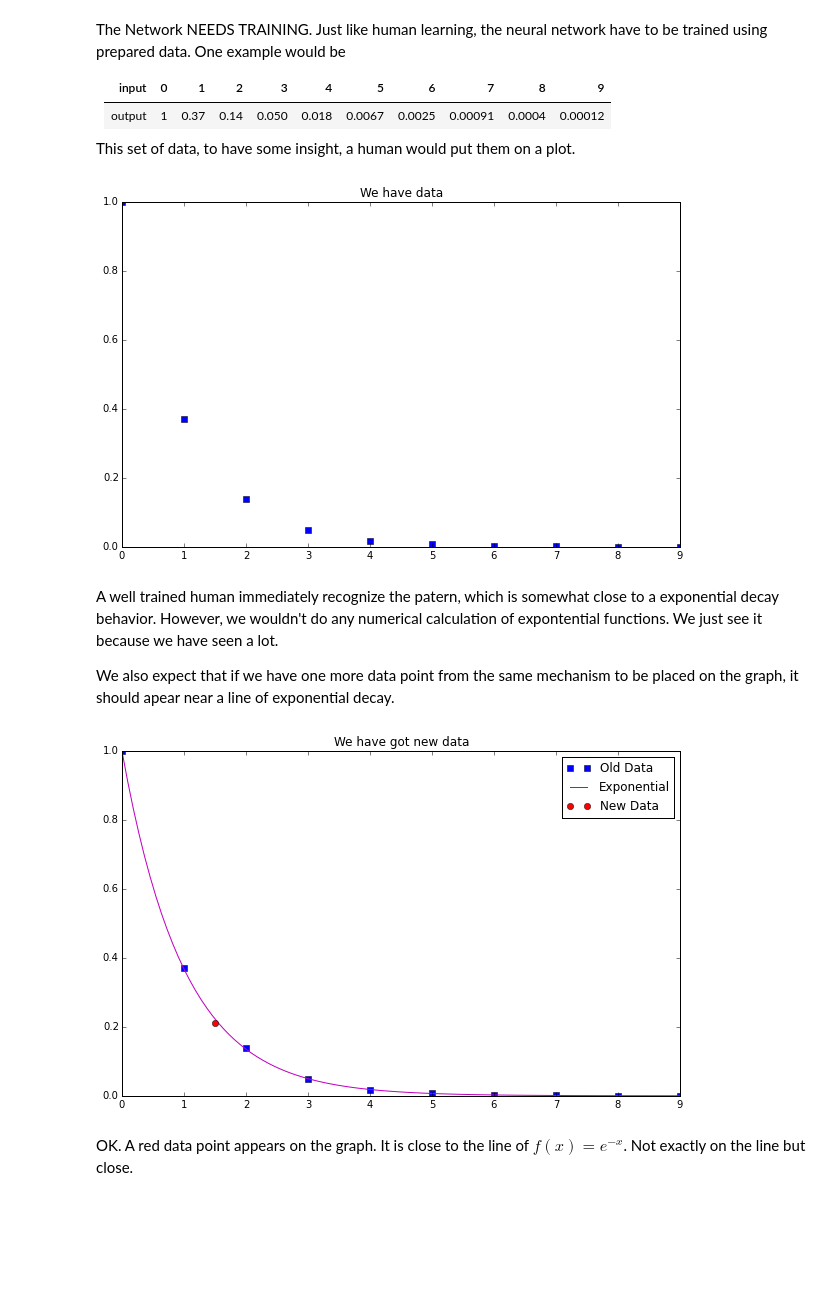
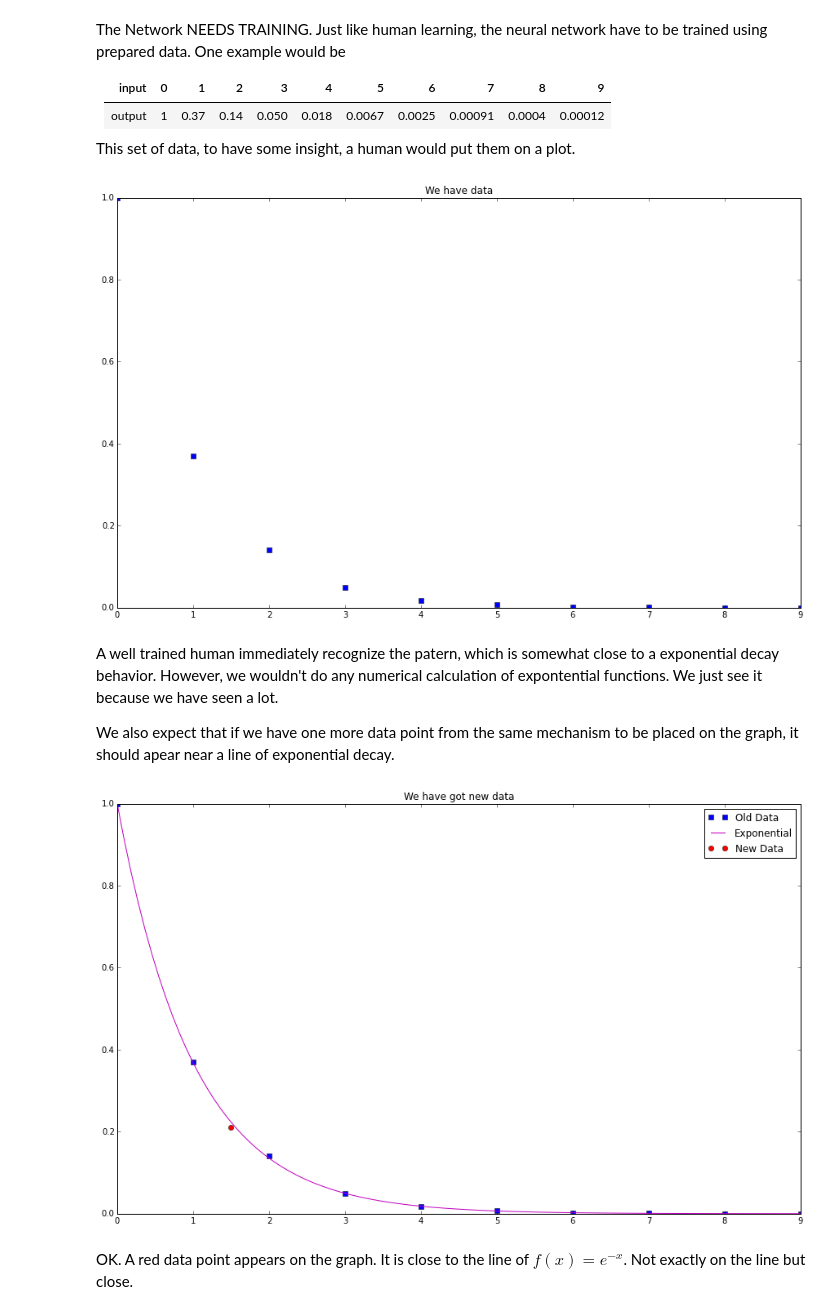
Before and after one commit to NeuPhysics/sync-de-solver, a Jupyter notebook: ipynb/neural-net.ipynb, the cells around one changed output. Saved outputs shown, nothing was run; the diff lists cells and outputs as text; code cells hidden in the pictures; blank space fills up the shorter version.

```diff
--- a/ipynb/neural-net.ipynb
+++ b/ipynb/neural-net.ipynb
@@ -92,18 +92,18 @@ The Network NEEDS TRAINING. Just like human learning, the neural network have to
 This set of data, to have some insight, a human would put them on a plot.
 # %%
 thTrainingData1 = np.array([[0,1,2,3,4,5,6,7,8,9],[1,0.37,0.14,0.050,0.018,0.0067,0.0025,0.00091,0.0004,0.00012]])
-plt.figure(figsize=(10,6.18))
+plt.figure(figsize=(15,9))
 plt.plot(thTrainingData1[0],thTrainingData1[1],'bs')
 plt.title("We have data")
 plt.show()
 # %% [output]
-[figure, old version]
+[figure, new version]
 # %% [markdown]
 A well trained human immediately recognize the patern, which is somewhat close to a exponential decay behavior. However, we wouldn't do any numerical calculation of expontential functions. We just see it because we have seen a lot.
 
 We also expect that if we have one more data point from the same mechanism to be placed on the graph, it should apear near a line of exponential decay.
 # %%
-plt.figure(figsize=(10,6.18))
+plt.figure(figsize=(15,9))
 plt.plot(thTrainingData1[0],thTrainingData1[1],'bs',label='Old Data')
 plt.plot(np.linspace(0,9,100),np.exp(-np.linspace(0,9,100)),'m',label='Exponential')
 plt.plot(np.array([1.5]),np.array([0.21]),'ro',label='New Data')
@@ -111,7 +111,7 @@ plt.title("We have got new data")
 plt.legend()
 plt.show()
 # %% [output]
-[figure, old version]
+[figure, new version]
 # %% [markdown]
 OK. A red data point appears on the graph. It is close to the line of $f(x)=e^{-x}$. Not exactly on the line but close.
 # %% [markdown]
```
Also changed, not shown: parts of 2 cells of this notebook.
